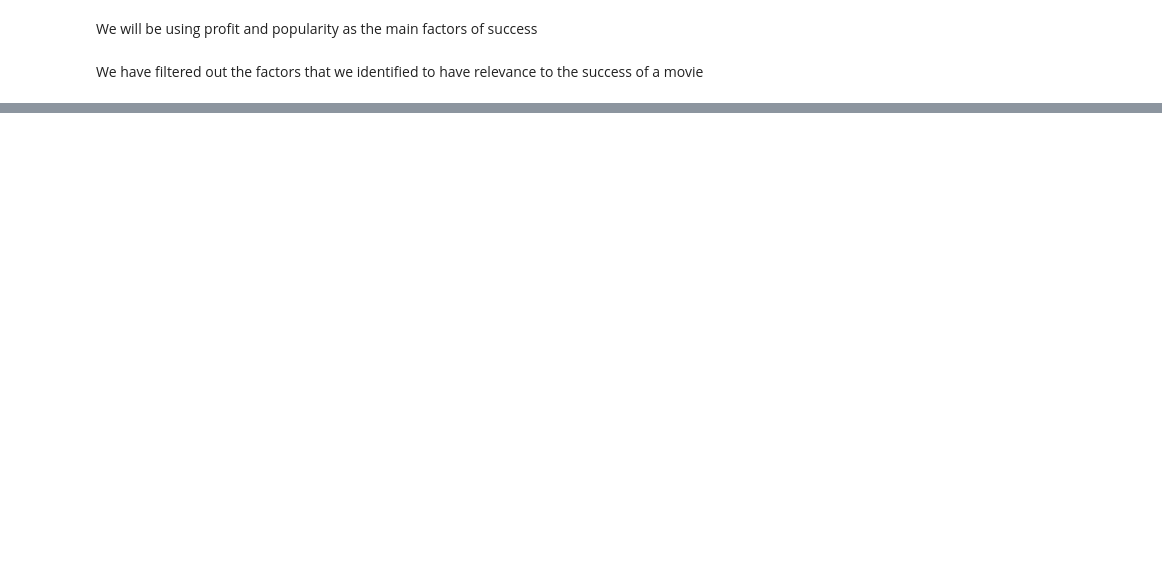
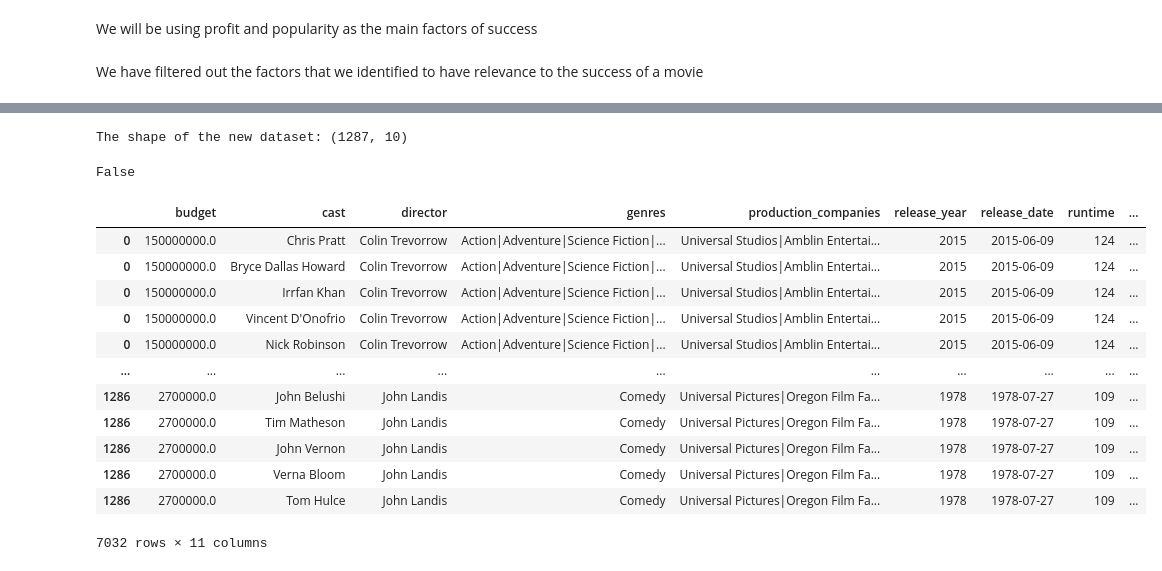
Before and after one commit to liekzhe/SC1015mini_project, a Jupyter notebook: MovieAnalysis.ipynb, the cells around one changed output, grey strips where cells are left out. Drawn from its saved outputs; the diff is of its cells as text; code cells hidden in the pictures; blank space fills up the shorter version.

```diff
--- a/MovieAnalysis.ipynb
+++ b/MovieAnalysis.ipynb
@@ -41,0 +26,10 @@ compiled.dropna(axis=0)
+# %%
+allfactors.dropna()
+allfactors = allfactors.reset_index(drop=True)
+print(f"The shape of the new dataset: {allfactors.shape}")
+
+#check for NULL values in entire dataframe
+allfactors.isnull().values.any()
+# %% [output]
+The shape of the new dataset: (1287, 10)
+False
@@ -41,0 +41,20 @@ compiled.dropna(axis=0)
+# %%
+allfactors["cast"] = allfactors["cast"].str.split("|")
+allfactors = allfactors.explode("cast")
+allfactors["director"] = allfactors["director"].str.split("|")
+allfactors = allfactors.explode("director")
+allfactors
+# %% [output]
+|  | budget | cast | director | genres | production_companies | release_year | release_date | runtime | ... |
+| 0 | 150000000.0 | Chris Pratt | Colin Trevorrow | Action|Adventure|Science Fiction|... | Universal Studios|Amblin Entertai... | 2015 | 2015-06-09 | 124 | ... |
+| 0 | 150000000.0 | Bryce Dallas Howard | Colin Trevorrow | Action|Adventure|Science Fiction|... | Universal Studios|Amblin Entertai... | 2015 | 2015-06-09 | 124 | ... |
+| 0 | 150000000.0 | Irrfan Khan | Colin Trevorrow | Action|Adventure|Science Fiction|... | Universal Studios|Amblin Entertai... | 2015 | 2015-06-09 | 124 | ... |
+| 0 | 150000000.0 | Vincent D'Onofrio | Colin Trevorrow | Action|Adventure|Science Fiction|... | Universal Studios|Amblin Entertai... | 2015 | 2015-06-09 | 124 | ... |
+| 0 | 150000000.0 | Nick Robinson | Colin Trevorrow | Action|Adventure|Science Fiction|... | Universal Studios|Amblin Entertai... | 2015 | 2015-06-09 | 124 | ... |
+| ... | ... | ... | ... | ... | ... | ... | ... | ... | ... |
+| 1286 | 2700000.0 | John Belushi | John Landis | Comedy | Universal Pictures|Oregon Film Fa... | 1978 | 1978-07-27 | 109 | ... |
+| 1286 | 2700000.0 | Tim Matheson | John Landis | Comedy | Universal Pictures|Oregon Film Fa... | 1978 | 1978-07-27 | 109 | ... |
+| 1286 | 2700000.0 | John Vernon | John Landis | Comedy | Universal Pictures|Oregon Film Fa... | 1978 | 1978-07-27 | 109 | ... |
+| 1286 | 2700000.0 | Verna Bloom | John Landis | Comedy | Universal Pictures|Oregon Film Fa... | 1978 | 1978-07-27 | 109 | ... |
+| 1286 | 2700000.0 | Tom Hulce | John Landis | Comedy | Universal Pictures|Oregon Film Fa... | 1978 | 1978-07-27 | 109 | ... |
+7032 rows × 11 columns
```
Also changed, not shown: parts of 7 cells of this notebook, 1 other file.
